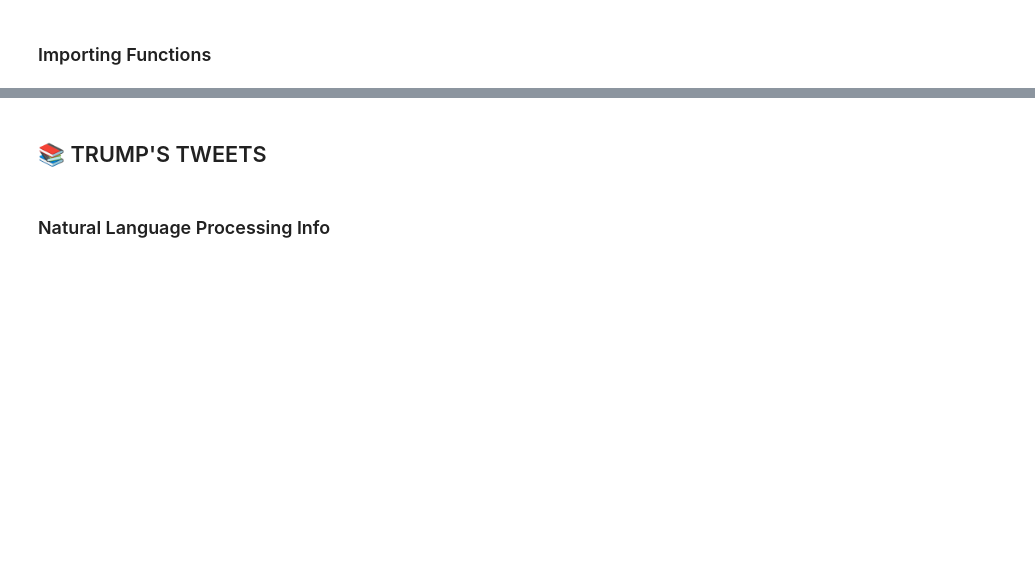
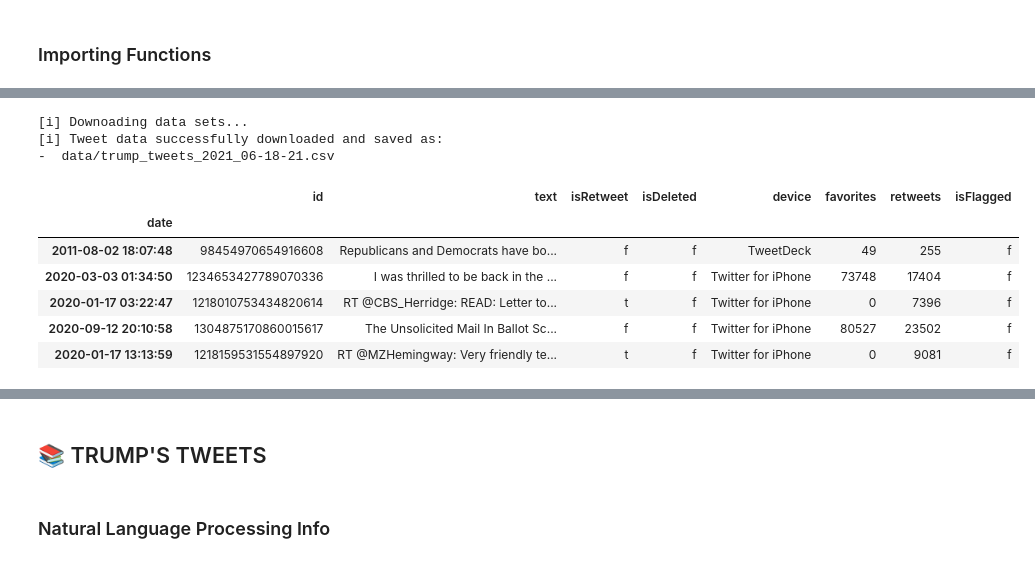
Before and after one commit to jirvingphd/dsc-5-capstone-project-online-ds-ft-021119, a Jupyter notebook: Capstone_Project_part1_NLP.ipynb, the cells around one changed output, grey strips where cells are left out. Saved outputs shown, nothing was run; the diff lists cells and outputs as text; code cells hidden in the pictures; blank space fills up the shorter version.

```diff
--- a/Capstone_Project_part1_NLP.ipynb
+++ b/Capstone_Project_part1_NLP.ipynb
@@ -220,0 +235,45 @@ file_dict = io.def_filename_dictionary(load_prior=False, save_directory=True)
+# %%
+## DOWNLOAD THE DATA IF REQUESTED
+if DOWNLOAD_TWEET_DATA:
+    print('[i] Downoading data sets...')
+    tweets = bs.data.download_trump_tweets()
+
+else:
+    ## Or Load in Most Recent Files
+    print('[i] Loading most recent data set...')
+
+    ## Check for prx-existing files
+    files_glob = glob.glob('data/*.csv')
+    tweet_files = list(filter(lambda x: 'tweet' in x, files_glob))
+
+
+    ## Get Time Files Modified
+    TWEET_FILES = {f:pd.to_datetime(time.ctime(os.path.getmtime(f))) for f in tweet_files}
+
+    ## Get most recent files using idxmin
+    recent_tweets = pd.Series(TWEET_FILES).idxmax()
+
+    ## Load in the csvs with datetime indices
+    try:
+        tweets = pd.read_csv(recent_tweets,parse_dates=['date'],index_col='date')
+    except:
+        tweets = pd.read_csv(recent_tweets)
+
+    ## Sort timeseries
+    tweets.sort_index(inplace=True)
+
+
+
+## Display Preview of DFs
+display(tweets.head())
+# %% [output]
+[i] Downoading data sets...
+[i] Tweet data successfully downloaded and saved as:
+-  data/trump_tweets_2021_06-18-21.csv
+|  | id | text | isRetweet | isDeleted | device | favorites | retweets | isFlagged |
+| date |  |  |  |  |  |  |  |  |
+| 2011-08-02 18:07:48 | 98454970654916608 | Republicans and Democrats have bo... | f | f | TweetDeck | 49 | 255 | f |
+| 2020-03-03 01:34:50 | 1234653427789070336 | I was thrilled to be back in the ... | f | f | Twitter for iPhone | 73748 | 17404 | f |
+| 2020-01-17 03:22:47 | 1218010753434820614 | RT @CBS_Herridge: READ: Letter to... | t | f | Twitter for iPhone | 0 | 7396 | f |
+| 2020-09-12 20:10:58 | 1304875170860015617 | The Unsolicited Mail In Ballot Sc... | f | f | Twitter for iPhone | 80527 | 23502 | f |
+| 2020-01-17 13:13:59 | 1218159531554897920 | RT @MZHemingway: Very friendly te... | t | f | Twitter for iPhone | 0 | 9081 | f |
```
Also changed, not shown: parts of 11 cells of this notebook, 5 other files.
